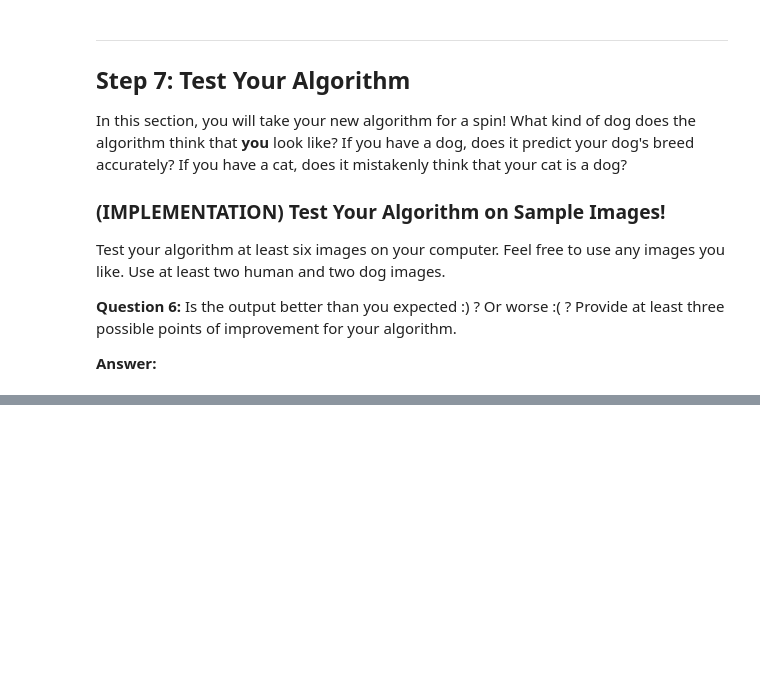
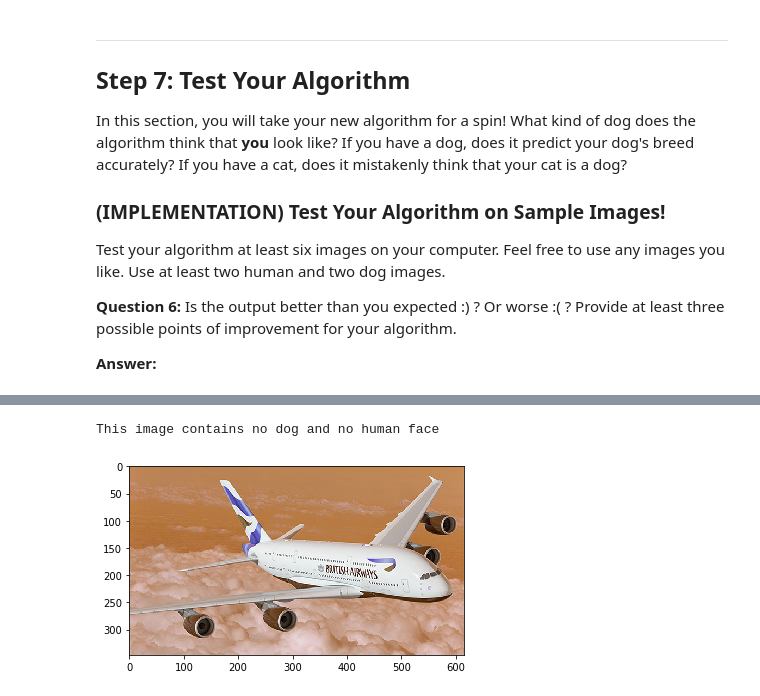
Before and after one commit to jswong65/AIND-CNN, a Jupyter notebook: dog_app.ipynb, the cells around one changed output, grey strips where cells are left out. Drawn from its saved outputs; the diff is of its cells as text; code cells hidden in the pictures; blank space fills up the shorter version.

```diff
--- a/dog_app.ipynb
+++ b/dog_app.ipynb
@@ -377,11 +395,14 @@ __Answer:__
 # %%
 from keras.layers import Conv2D, MaxPooling2D, GlobalAveragePooling2D
 from keras.layers import Dropout, Flatten, Dense
+from keras.layers.normalization import BatchNormalization
 from keras.models import Sequential
 
 model = Sequential()
 
 ### TODO: Define your architecture.
+# Inspired by alexnet - http://vision.stanford.edu/teaching/cs231b_spring1415/slides/alexnet_tugce_kyunghee.pdf
+# Use fewer filters of CNN layers and less perceptrons in dense layer
 # Layer 1: 55 * 55 * 16
 model.add(Conv2D(filters=16, kernel_size=11, strides=4, padding='same', activation='relu',
                         input_shape=(224, 224, 3)))
@@ -409,7 +430,6 @@ model.add(Dropout(0.3))
 # Layer 6: Fully connected layer
 model.add(Flatten())
 model.add(Dense(256, activation='relu'))
-model.add(Dropout(0.4))
 
 # Layer7 : Fully connected layer
 model.add(Dense(512, activation='relu'))
@@ -452,14 +472,17 @@ from keras.callbacks import ModelCheckpoint
 
 ### TODO: specify the number of epochs that you would like to use to train the model.
 
-epochs = 100
+epochs = 50
+batch_size = 20
 
 ### Do NOT modify the code below this line.
 
 checkpointer = ModelCheckpoint(filepath='saved_models/weights.best.from_scratch.hdf5',
                                verbose=1, save_best_only=True)
 
-model.fit(train_tensors, train_targets,
-          validation_data=(valid_tensors, valid_targets),
-          epochs=epochs, batch_size=20, callbacks=[checkpointer], verbose=1)
+model.fit_generator(train_datagen.flow(train_tensors, train_targets, batch_size=batch_size),
+                    steps_per_epoch=train_tensors.shape[0] // batch_size,
+                    epochs=epochs, verbose=1, callbacks=[checkpointer],
+                    validation_data=valid_datagen.flow(valid_tensors, valid_targets, batch_size=batch_size),
+                    validation_steps=valid_tensors.shape[0] // batch_size)
 # %% [output]
@@ -640,7 +673,9 @@ __Answer:__
 # %%
 ### TODO: Define your architecture.
 Resnet50_model = Sequential()
-Resnet50_model.add(GlobalAveragePooling2D(input_shape=train_Resnet50.shape[1:]))
+Resnet50_model.add(Flatten(input_shape=train_Resnet50.shape[1:]))
+Resnet50_model.add(Dense(512, activation='relu'))
+Resnet50_model.add(Dropout(0.5))
 Resnet50_model.add(Dense(133, activation='softmax'))
 
 Resnet50_model.summary()
@@ -787,3 +806,24 @@ Some sample output for our algorithm is provided below, but feel free to design
+# %%
+### TODO: Write your algorithm.
+### Feel free to use as many code cells as needed.
+def image_detector(img_path, face_detector, dog_detector):
+    if dog_detector(img_path):
+        print("Hello, dog!")
+        img = cv2.imread(img_path)
+        plt.imshow(img)
+        plt.show()
+        print("You are a ...\n{}".format(Resnet50_predict_breed(img_path)))
+    elif face_detector(img_path):
+        print("Hello, human!")
+        img = cv2.imread(img_path)
+        plt.imshow(img)
+        plt.show()
+        print("You look like a ...\n{}".format(Resnet50_predict_breed(img_path)))
+    else:
+        print("This image contains no dog and no human face")
+        img = cv2.imread(img_path)
+        plt.imshow(img)
+        plt.show()
 # %% [markdown]
 ---
 <a id='step7'></a>
@@ -801,4 +850,8 @@ __Answer:__
 # %%
 ## TODO: Execute your algorithm from Step 6 on
 ## at least 6 images on your computer.
 ## Feel free to use as many code cells as needed.
+image_detector('images/Airplane.jpg', face_detector, dog_detector)
+# %% [output]
+This image contains no dog and no human face
+[figure, added]
```
Also changed, not shown: parts of 28 cells of this notebook, 9 other files.
